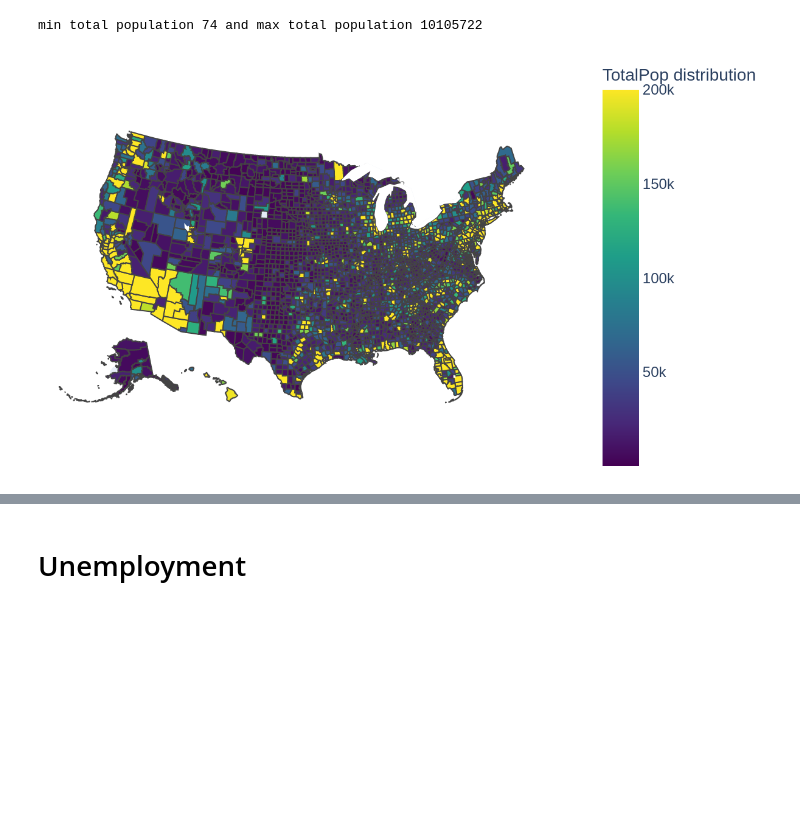
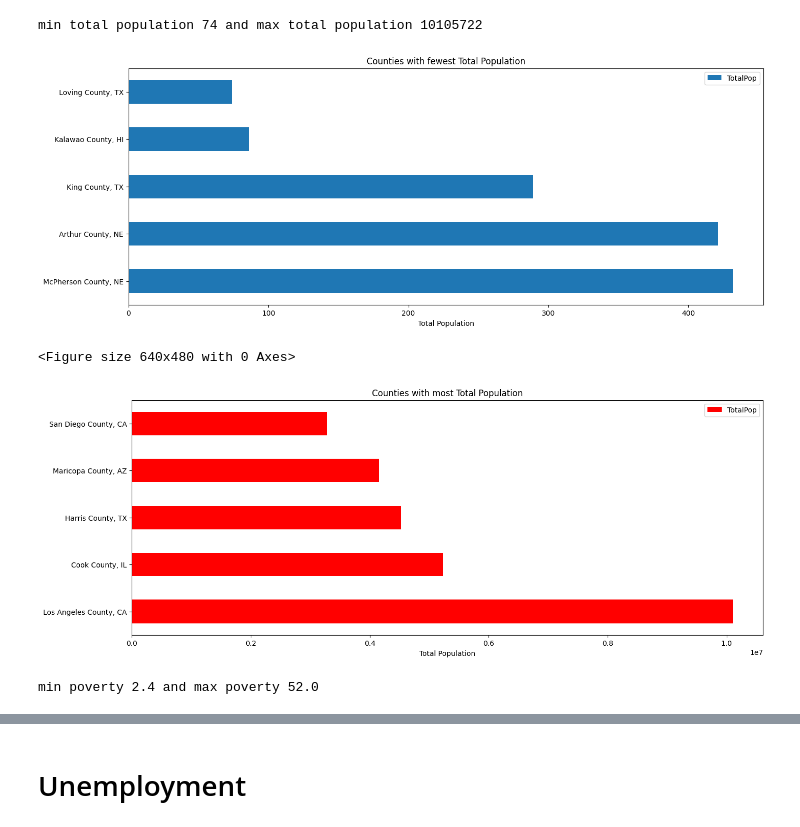
Before and after one commit to comanitza/machine-learning, a Jupyter notebook: notebooks/american-usa-statistics-visualized-on-maps.ipynb, the cells around one changed output, grey strips where cells are left out. Drawn from its saved outputs; the diff is of its cells as text; code cells hidden in the pictures; blank space fills up the shorter version.

Commit message:
Kaggle Notebook | American/USA statistics visualized on maps | Version 12

```diff
--- a/notebooks/american-usa-statistics-visualized-on-maps.ipynb
+++ b/notebooks/american-usa-statistics-visualized-on-maps.ipynb
@@ -147,6 +149,8 @@ crimeDf.head()
 | 2 | Alexander County, IL | 1664.700485 | 3 | 1 | 4 | 604 | 8040 | 8040 | 2 | ... |
 | 3 | Kenedy County, TX | 1456.310680 | 4 | 1 | 4 | 2681 | 444 | 444 | 1 | ... |
 | 4 | De Soto Parish, LA | 1447.402430 | 5 | 1 | 4 | 1137 | 26971 | 26971 | 3 | ... |
+# %%
+censusDf = censusDf.merge(crimeDf, how="left", on="fips")
 # %% [markdown]
 # Declare the method we will use for plotting
 # %%
@@ -159,11 +163,30 @@ def showMap(df: pd.DataFrame, counties, target: str, colorscheme="icefire", min=
                         labels={target: f'{target} distribution'}
                         )
     fig.update_layout(margin={"r": 0, "t": 0, "l": 0, "b": 0})
-    # config={'displayModeBar': False}
 
-#     fig.write_image("/kaggle/working/p.png")
-#     img_bytes = fig.to_image(format="png")
     return Image(fig.to_image(format="png", width=600, height=350, scale=2))
+
+def plotTopAndBottom(df: pd.DataFrame, target: str, targetDisplayName: str = None):
+    df = df.sort_values(target)
+
+    if targetDisplayName  == None:
+        targetDisplayName = target
+
+    minDf = df[["county_name", target]].head().sort_values(target, ascending=False)
+    maxDf = df[["county_name", target]].tail().sort_values(target, ascending=False)
+
+    ax = minDf.plot.barh(x='county_name', y=target, figsize=(16, 6), title=f"Counties with fewest {targetDisplayName}")
+    ax.set_xlabel(targetDisplayName)
+    ax.set_ylabel("")
+
+    plt.show() #savefig("d:\\graphs\\new\\barPlotPoverty.png")
+    plt.close()
+    plt.clf()
+
+    ax = maxDf.plot.barh(x='county_name', y=target, figsize=(16, 6), color="red", title=f"Counties with most {targetDisplayName}")
+    ax.set_xlabel(targetDisplayName)
+    ax.set_ylabel("")
+    plt.show() #savefig("d:\\graphs\\new\\barPlotPoverty2.png")
 # %% [markdown]
 # Population distribution
 # %%
@@ -173,16 +196,16 @@ maxTotalPopulation = censusDf["TotalPop"].max()
 print(f"min total population {minTotalPopulation} and max total population {maxTotalPopulation}")
 # %% [output]
 min total population 74 and max total population 10105722
-# %%
-showMap(censusDf, counties, "TotalPop", min=200, max=200000, colorscheme="Viridis")
-
-# from PIL import Image
-# img = Image.open("/kaggle/working/p.png")
-# img.show()
-
-# from skimage import io
-
-# img = io.imread("/kaggle/working/p.png")
-# io.imshow(img)
-# %% [output]
-[figure, removed]
+# %%
+plotTopAndBottom(censusDf, "TotalPop", "Total Population")
+# %% [output]
+[figure, added]
+<Figure size 640x480 with 0 Axes>
+[figure, added]
+# %%
+minPoverty = censusDf["Poverty"].min()
+maxPoverty = censusDf["Poverty"].max()
+
+print(f"min poverty {minPoverty} and max poverty {maxPoverty}")
+# %% [output]
+min poverty 2.4 and max poverty 52.0
```
Also changed, not shown: parts of 5 cells of this notebook.
